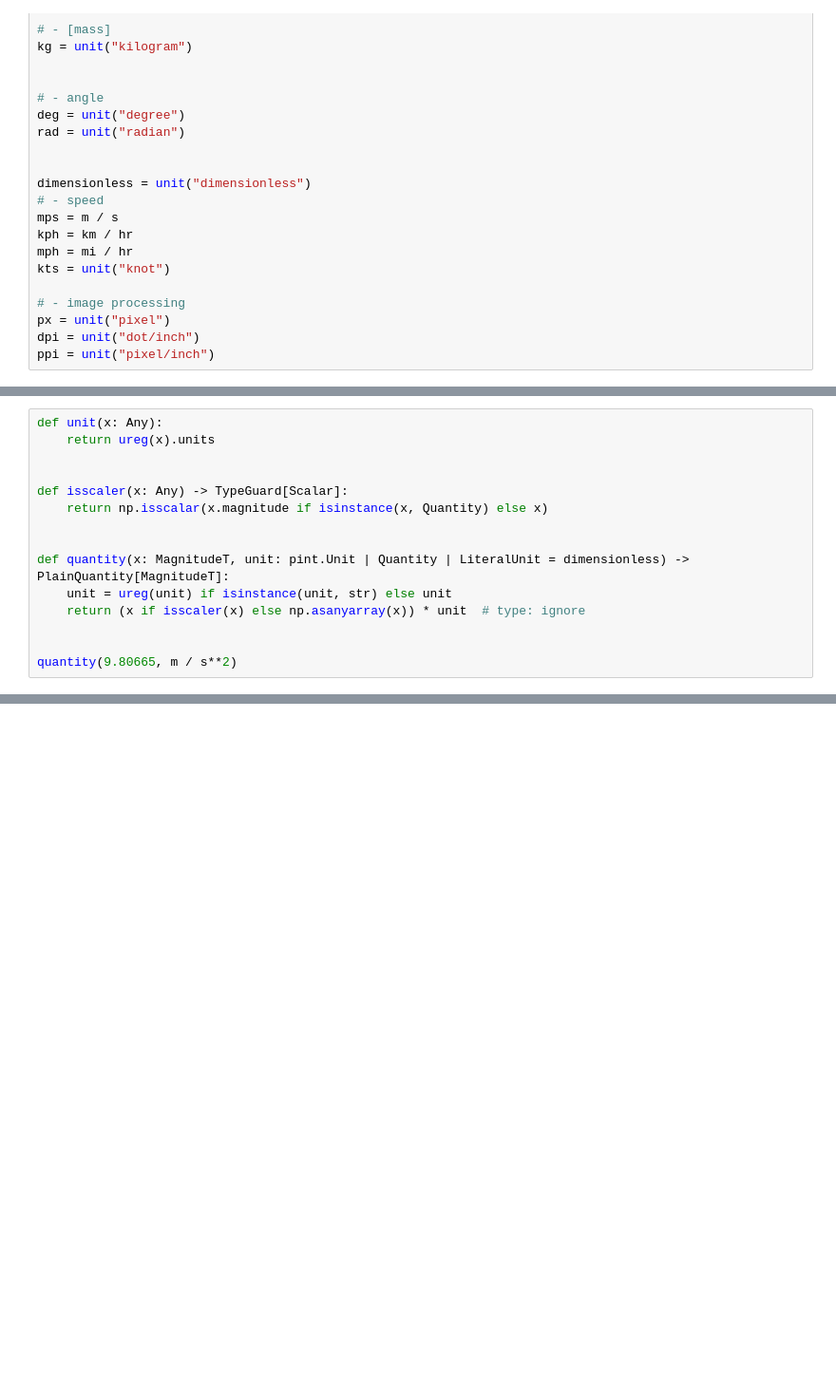
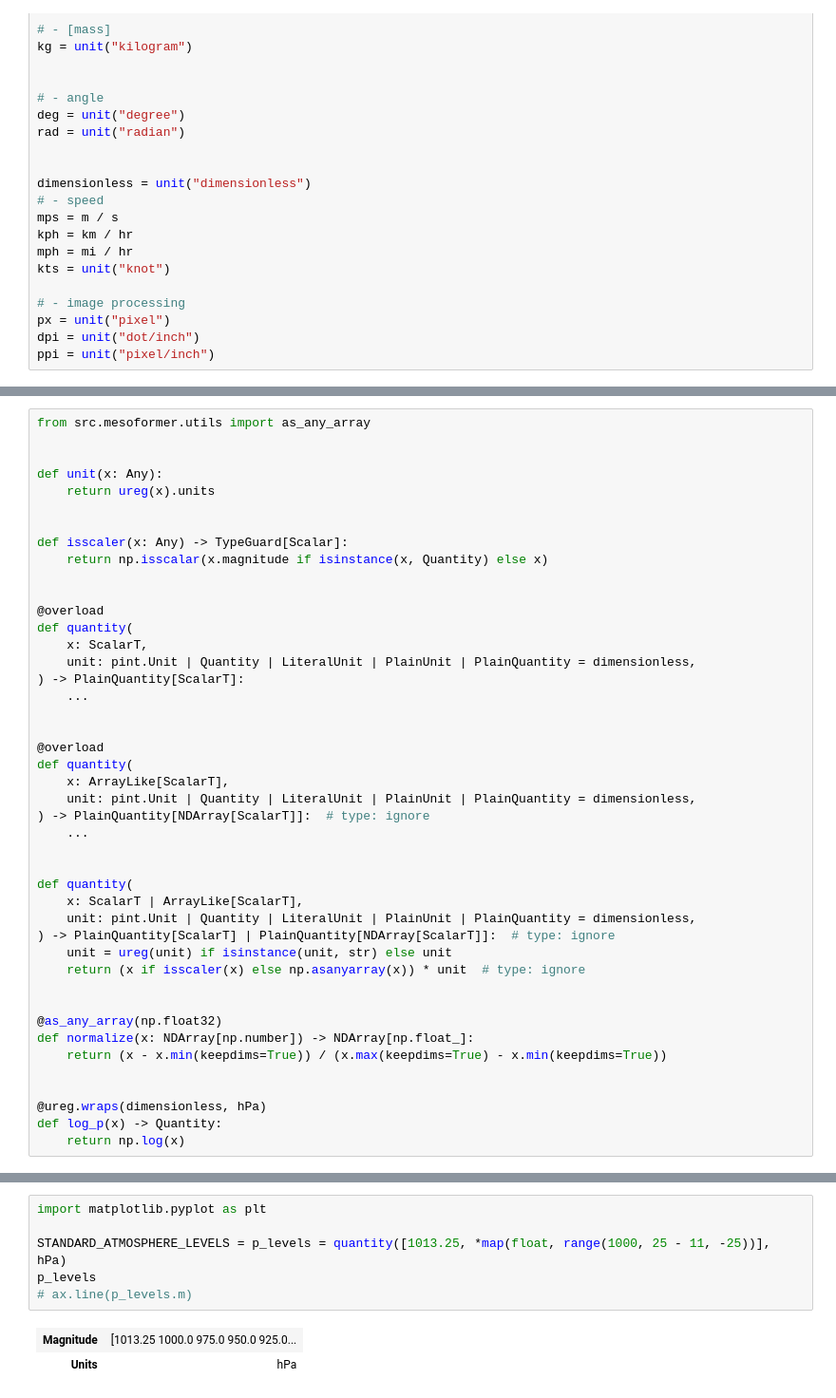
Before and after one commit to leaver2000/mesoformer, a Jupyter notebook: quantity.ipynb, the cells around one changed output, grey strips where cells are left out. Shown: that part at 95% size. Drawn from its saved outputs; the diff is of its cells as text; blank space fills up the shorter version.

```diff
--- a/quantity.ipynb
+++ b/quantity.ipynb
@@ -99,4 +105,7 @@ ppi = unit("pixel/inch")
 # %%
+from src.mesoformer.utils import as_any_array
+
+
 def unit(x: Any):
     return ureg(x).units
 
@@ -105,9 +114,35 @@ def isscaler(x: Any) -> TypeGuard[Scalar]:
     return np.isscalar(x.magnitude if isinstance(x, Quantity) else x)
 
 
-def quantity(x: MagnitudeT, unit: pint.Unit | Quantity | LiteralUnit = dimensionless) -> PlainQuantity[MagnitudeT]:
+@overload
+def quantity(
+    x: ScalarT,
+    unit: pint.Unit | Quantity | LiteralUnit | PlainUnit | PlainQuantity = dimensionless,
+) -> PlainQuantity[ScalarT]:
+    ...
+
+
+@overload
+def quantity(
+    x: ArrayLike[ScalarT],
+    unit: pint.Unit | Quantity | LiteralUnit | PlainUnit | PlainQuantity = dimensionless,
+) -> PlainQuantity[NDArray[ScalarT]]:  # type: ignore
+    ...
+
+
+def quantity(
+    x: ScalarT | ArrayLike[ScalarT],
+    unit: pint.Unit | Quantity | LiteralUnit | PlainUnit | PlainQuantity = dimensionless,
+) -> PlainQuantity[ScalarT] | PlainQuantity[NDArray[ScalarT]]:  # type: ignore
     unit = ureg(unit) if isinstance(unit, str) else unit
     return (x if isscaler(x) else np.asanyarray(x)) * unit  # type: ignore
 
 
-quantity(9.80665, m / s**2)
+@as_any_array(np.float32)
+def normalize(x: NDArray[np.number]) -> NDArray[np.float_]:
+    return (x - x.min(keepdims=True)) / (x.max(keepdims=True) - x.min(keepdims=True))
+
+
+@ureg.wraps(dimensionless, hPa)
+def log_p(x) -> Quantity:
+    return np.log(x)
@@ -177 +217,10 @@ assert np.all(
 )
+# %%
+import matplotlib.pyplot as plt
+
+STANDARD_ATMOSPHERE_LEVELS = p_levels = quantity([1013.25, *map(float, range(1000, 25 - 11, -25))], hPa)
+p_levels
+# ax.line(p_levels.m)
+# %% [output]
+| Magnitude | [1013.25 1000.0 975.0 950.0 925.0... |
+| Units | hPa |
```
Also changed, not shown: parts of 12 cells of this notebook, 5 other files.
